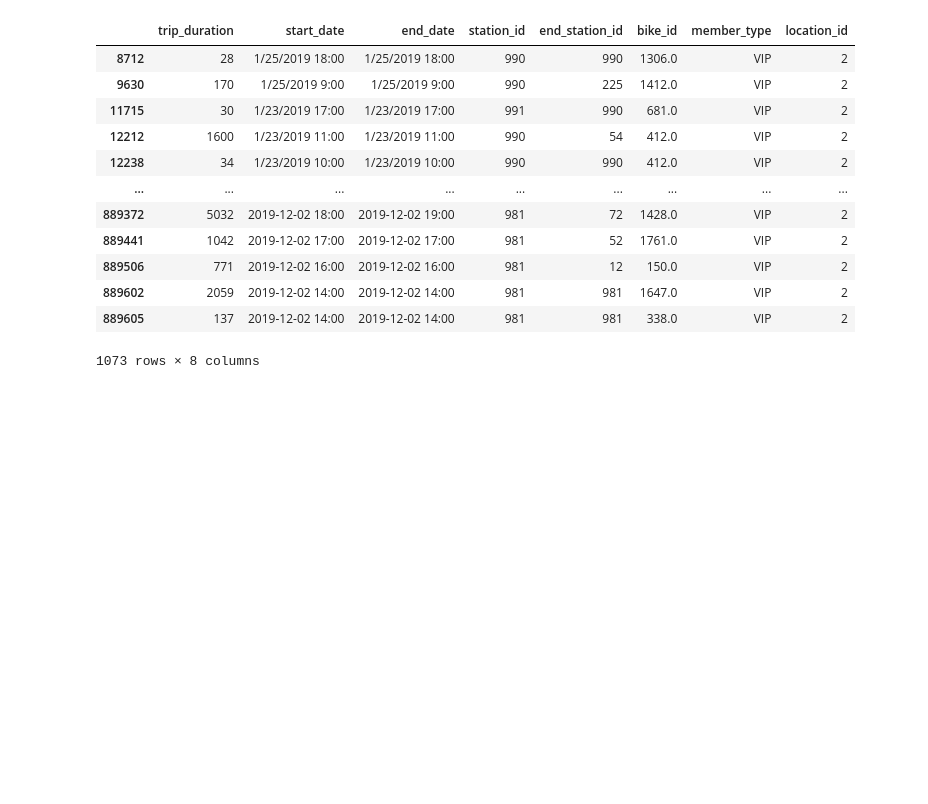
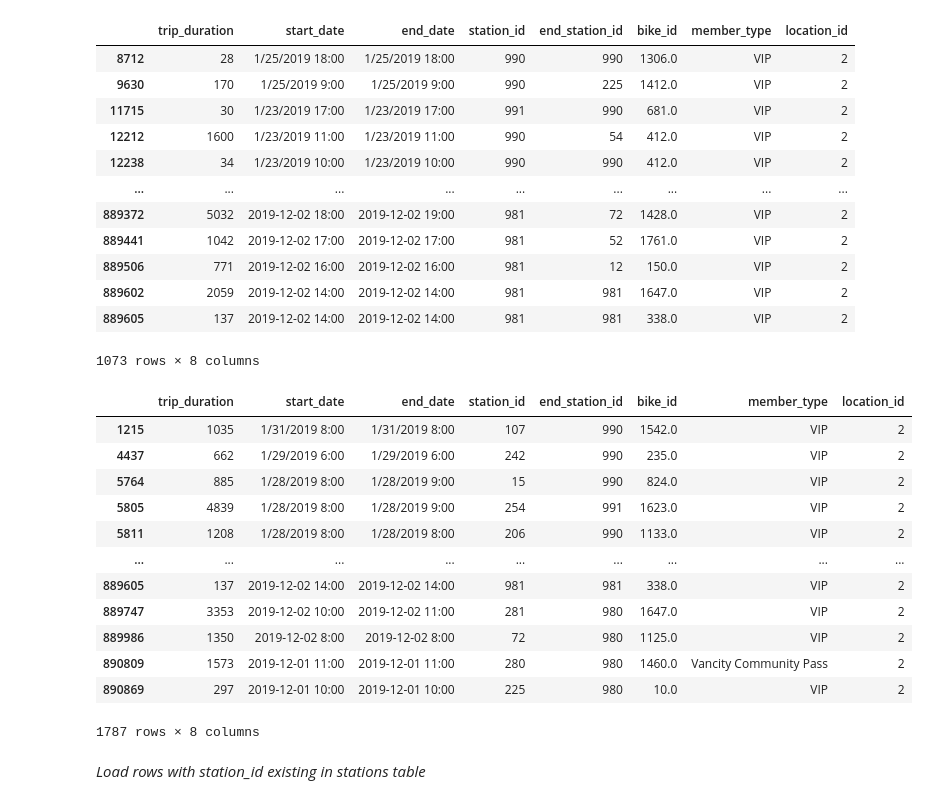
Before and after one commit to JeganS948/project2, a Jupyter notebook: locations.ipynb, the cells around one changed output. Saved outputs shown, nothing was run; the diff lists cells and outputs as text; code cells hidden in the pictures; blank space fills up the shorter version.

```diff
--- a/locations.ipynb
+++ b/locations.ipynb
@@ -342,3 +358,24 @@ missing_start
 | 889602 | 2059 | 2019-12-02 14:00 | 2019-12-02 14:00 | 981 | 981 | 1647.0 | VIP | 2 |
 | 889605 | 137 | 2019-12-02 14:00 | 2019-12-02 14:00 | 981 | 981 | 338.0 | VIP | 2 |
 1073 rows × 8 columns
+# %%
+missing_end = vancouver[-vancouver["end_station_id"].isin(all_stns_df["station_id"])]
+missing_end = missing_end.rename(columns={"start_station_id":"station_id"})
+# %%
+missing_end
+# %% [output]
+|  | trip_duration | start_date | end_date | station_id | end_station_id | bike_id | member_type | location_id |
+| 1215 | 1035 | 1/31/2019 8:00 | 1/31/2019 8:00 | 107 | 990 | 1542.0 | VIP | 2 |
+| 4437 | 662 | 1/29/2019 6:00 | 1/29/2019 6:00 | 242 | 990 | 235.0 | VIP | 2 |
+| 5764 | 885 | 1/28/2019 8:00 | 1/28/2019 9:00 | 15 | 990 | 824.0 | VIP | 2 |
+| 5805 | 4839 | 1/28/2019 8:00 | 1/28/2019 9:00 | 254 | 991 | 1623.0 | VIP | 2 |
+| 5811 | 1208 | 1/28/2019 8:00 | 1/28/2019 8:00 | 206 | 990 | 1133.0 | VIP | 2 |
+| ... | ... | ... | ... | ... | ... | ... | ... | ... |
+| 889605 | 137 | 2019-12-02 14:00 | 2019-12-02 14:00 | 981 | 981 | 338.0 | VIP | 2 |
+| 889747 | 3353 | 2019-12-02 10:00 | 2019-12-02 11:00 | 281 | 980 | 1647.0 | VIP | 2 |
+| 889986 | 1350 | 2019-12-02 8:00 | 2019-12-02 8:00 | 72 | 980 | 1125.0 | VIP | 2 |
+| 890809 | 1573 | 2019-12-01 11:00 | 2019-12-01 11:00 | 280 | 980 | 1460.0 | Vancity Community Pass | 2 |
+| 890869 | 297 | 2019-12-01 10:00 | 2019-12-01 10:00 | 225 | 980 | 10.0 | VIP | 2 |
+1787 rows × 8 columns
+# %% [markdown]
+*Load rows with station_id existing in stations table*
```
Also changed, not shown: parts of 5 cells of this notebook.
